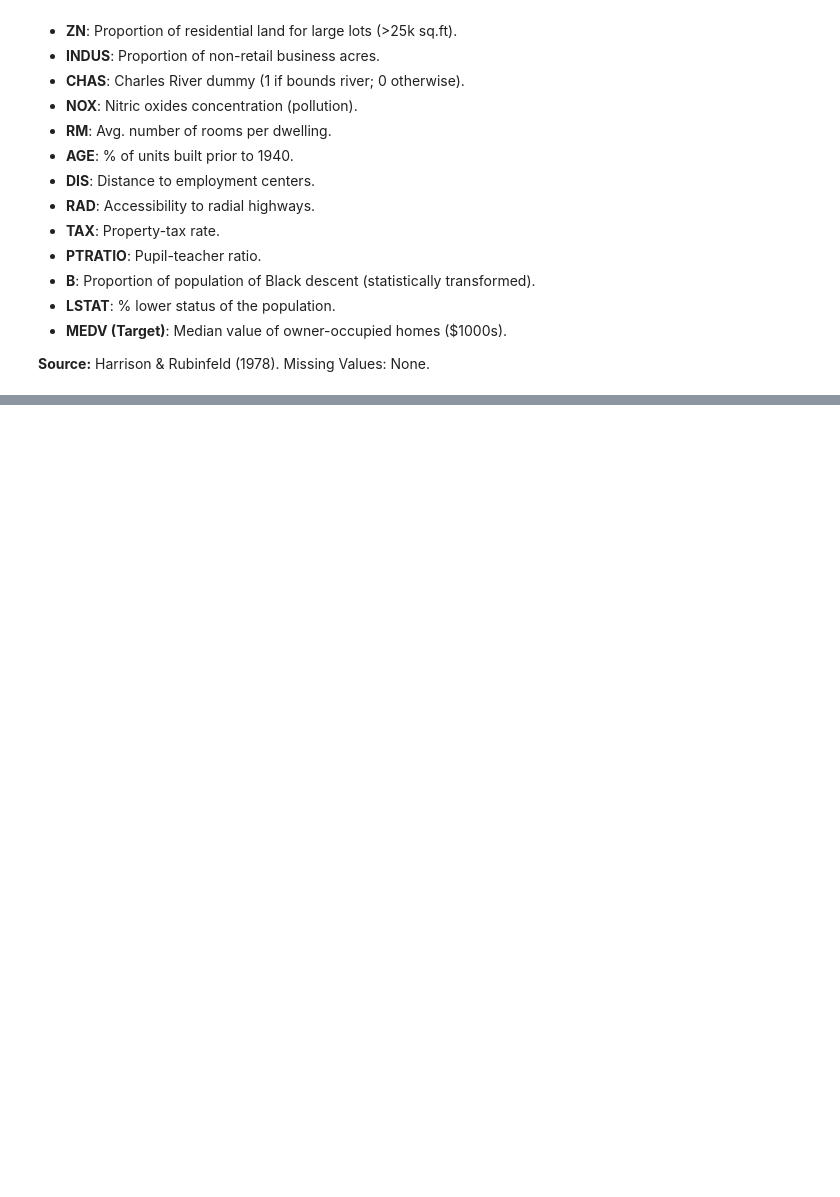
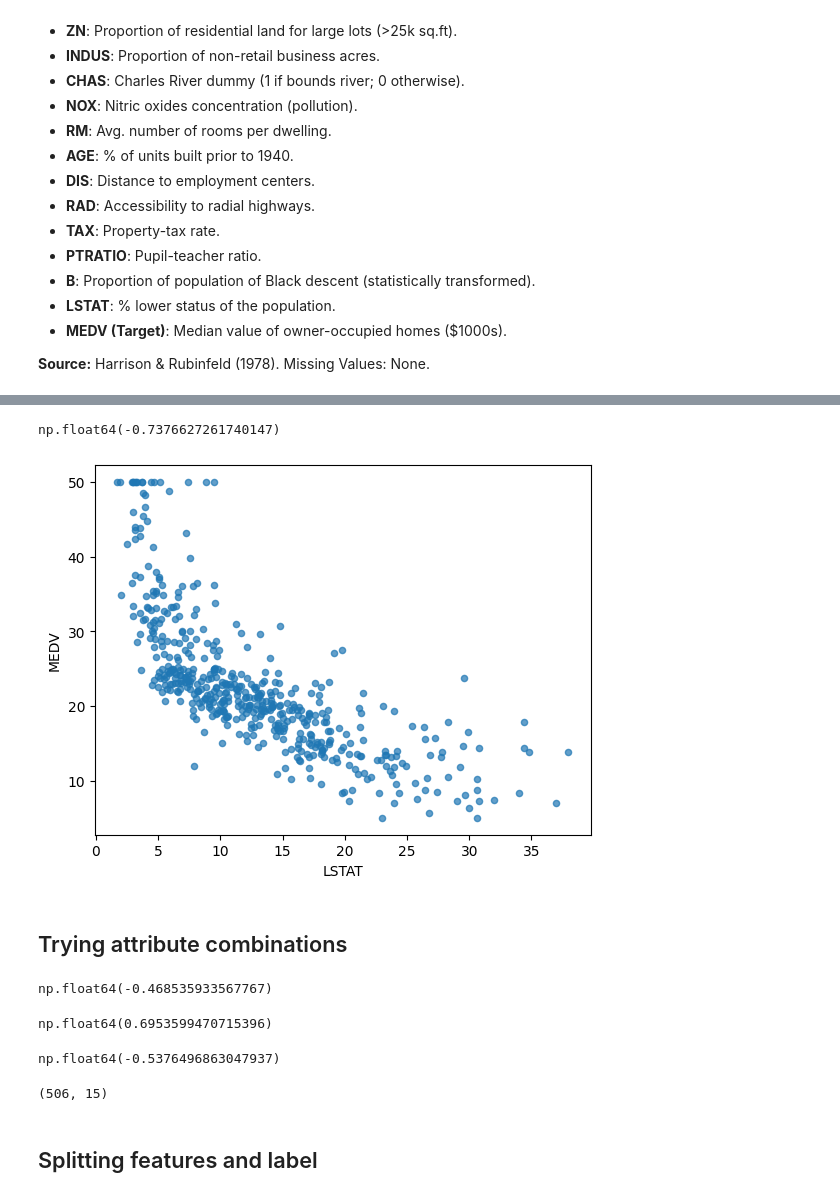
Before and after one commit to vidhatrihr/machine-learning-practices, a Jupyter notebook: boston-housing/boston_housing.ipynb, the cells around one changed output, grey strips where cells are left out. Saved outputs shown, nothing was run; the diff lists cells and outputs as text; code cells hidden in the pictures; blank space fills up the shorter version.

```diff
--- a/boston-housing/boston_housing.ipynb
+++ b/boston-housing/boston_housing.ipynb
@@ -351,0 +362,25 @@ plt.tight_layout()
+# %%
+_ = df.plot(kind='scatter', x='LSTAT', y='MEDV', alpha=0.7)
+
+df['LSTAT'].corr(df['MEDV'])
+# %% [output]
+np.float64(-0.7376627261740147)
+[figure, added]
+# %% [markdown]
+## Trying attribute combinations
+# %%
+df['MEDV'].corr(df['TAX'])
+df['MEDV'].corr(df['RM'])
+df['MEDV'].corr(df['TAX']/df['RM'])
+# %% [output]
+np.float64(-0.468535933567767)
+np.float64(0.6953599470715396)
+np.float64(-0.5376496863047937)
+# %%
+df_copy = df.copy()
+df_copy['TAX_RM'] = df['TAX']/df['RM']
+df_copy.shape
+# %% [output]
+(506, 15)
+# %% [markdown]
+## Splitting features and label
```
Also changed, not shown: parts of 13 cells of this notebook.
